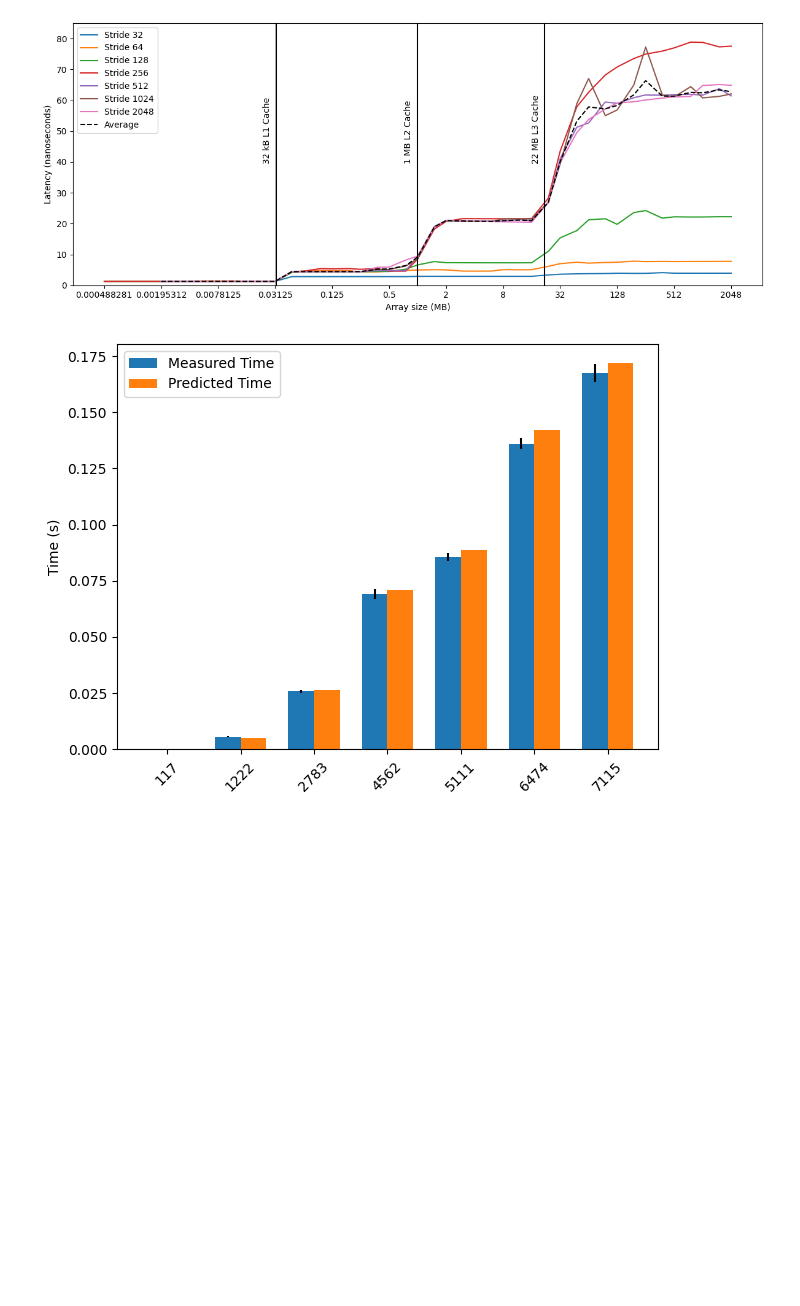
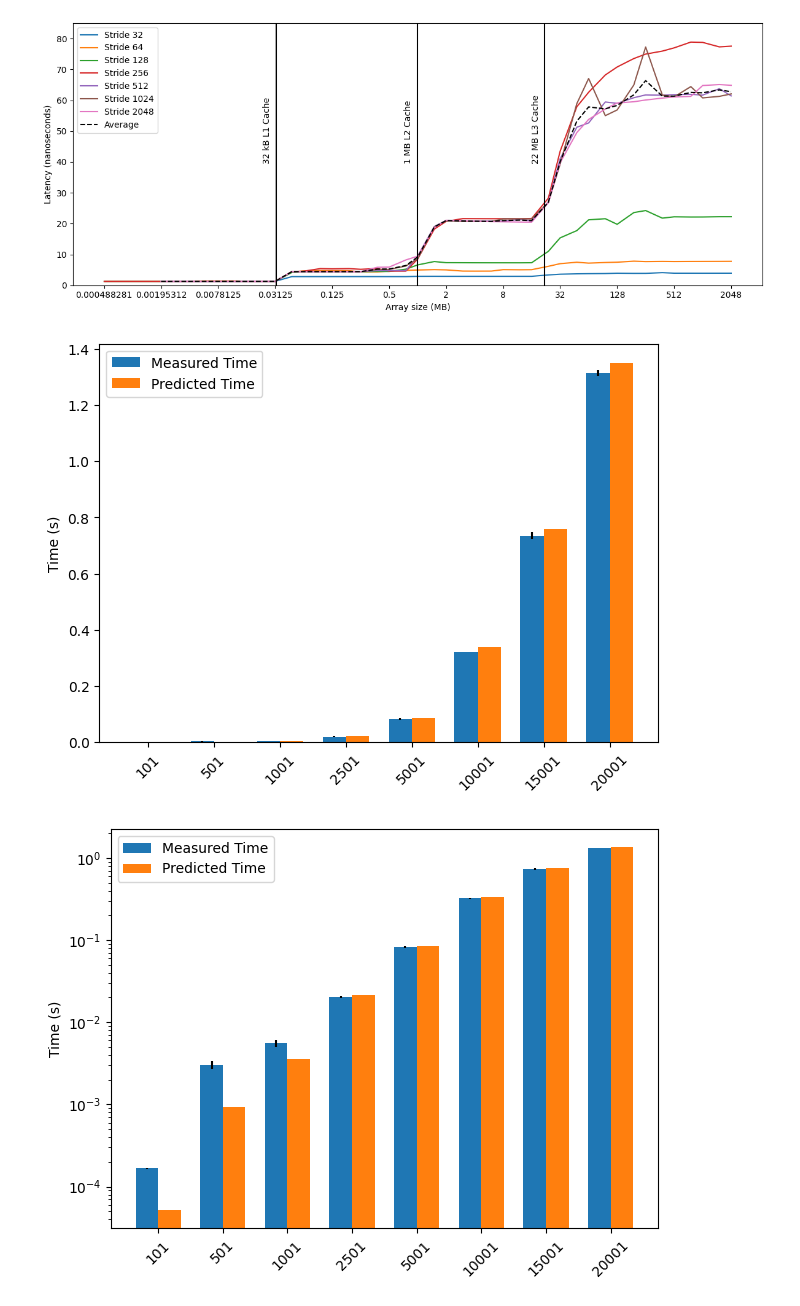
Before and after one commit to graph-massivizer/graph-optimizer, a Jupyter notebook: benchmarks/results/visualize.ipynb, the cells around one changed output. Drawn from its saved outputs; the diff is of its cells as text; code cells hidden in the pictures; blank space fills up the shorter version.

Commit message:
Added star experiment results

```diff
--- a/benchmarks/results/visualize.ipynb
+++ b/benchmarks/results/visualize.ipynb
@@ -90,30 +90,38 @@ plt.show()
  61.33933333 62.53533333 62.40733333 63.363      62.77633333]
 [figure]
 # %%
-df = pd.read_csv('bfs_benchmark.csv')
-df = df.sort_values('nodes')
+def visualize_csv(filename, log=False):
+    df = pd.read_csv(filename)
+    df = df.sort_values('nodes')
 
-fig, ax = plt.subplots()
-bar_width = 0.35
+    fig, ax = plt.subplots()
+    bar_width = 0.35
 
-index = np.arange(len(df['nodes'].unique()))
-averages = df.groupby('nodes')['measured_time'].mean()
-errors = df.groupby('nodes')['measured_time'].std()
-predicted = df.groupby('nodes')['predicted_time'].mean()
-predicted_errors = df.groupby('nodes')['predicted_time'].std()
+    index = np.arange(len(df['nodes'].unique()))
+    averages = df.groupby('nodes')['measured_time'].mean()
+    errors = df.groupby('nodes')['measured_time'].std()
+    predicted = df.groupby('nodes')['predicted_time'].mean()
+    predicted_errors = df.groupby('nodes')['predicted_time'].std()
 
-ax.bar(index, averages, bar_width, yerr=errors, label='Measured Time')
-ax.bar(index + bar_width, predicted, bar_width, yerr=predicted_errors, label='Predicted Time')
+    ax.bar(index, averages, bar_width, yerr=errors, label='Measured Time')
+    ax.bar(index + bar_width, predicted, bar_width, yerr=predicted_errors, label='Predicted Time')
 
-ax.set_xticks(index + bar_width / 2)
-ax.set_xticklabels(df['nodes'].unique(), rotation=45)
-ax.set_ylabel('Time (s)')
-# ax.set_yscale('log')
-ax.legend()
+    ax.set_xticks(index + bar_width / 2)
+    ax.set_xticklabels(df['nodes'].unique(), rotation=45)
+    ax.set_ylabel('Time (s)')
+    if log:
+        ax.set_yscale('log')
+    ax.legend()
 
-plt.tight_layout()
-plt.savefig("bfs_benchmark.pdf")
-plt.show()
+    plt.tight_layout()
+    plt.savefig(filename.split('.')[0] + ('_log' if log else '') + '.pdf')
+    plt.show()
+
+    return df
+
+visualize_csv('bfs_benchmark_star.csv', False)
+df = visualize_csv('bfs_benchmark_star.csv', True)
 # %% [output]
-[figure, old version]
+[figure, new version]
+[figure, added]
 # %%
```
Also changed, not shown: parts of 1 cell of this notebook, 6 other files.
